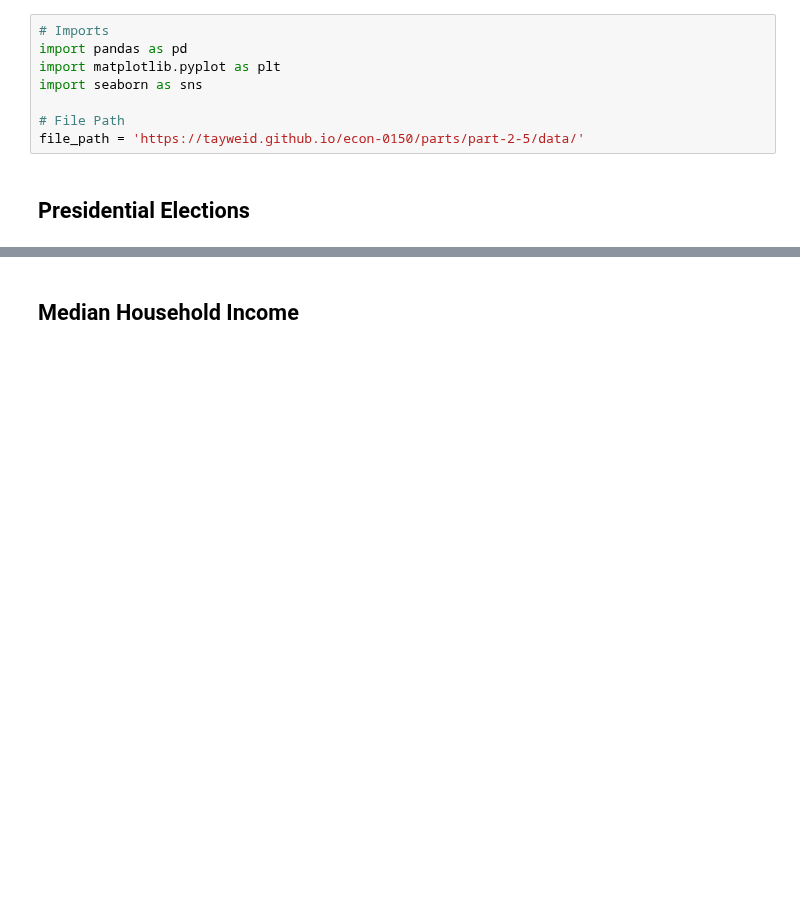
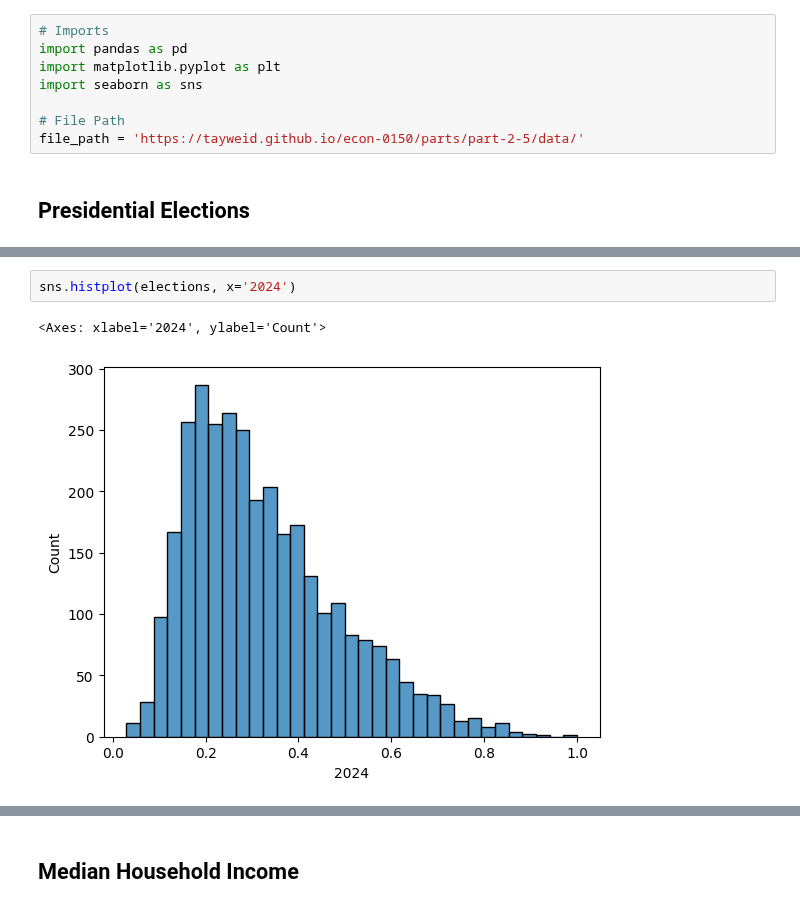
Before and after one commit to tayweid/tayweid.github.io, a Jupyter notebook: econ-0150/parts/part-2-5/Exercise_2_5.ipynb, the cells around one changed output, grey strips where cells are left out. Cells and saved outputs as stored; diff of their text form; blank space fills up the shorter version.

```diff
--- a/econ-0150/parts/part-2-5/Exercise_2_5.ipynb
+++ b/econ-0150/parts/part-2-5/Exercise_2_5.ipynb
@@ -18,0 +26,5 @@ elections.head()
+# %%
+sns.histplot(elections, x='2024')
+# %% [output]
+<Axes: xlabel='2024', ylabel='Count'>
+[figure, added]
```
Also changed, not shown: parts of 3 cells of this notebook, 3 other files.
